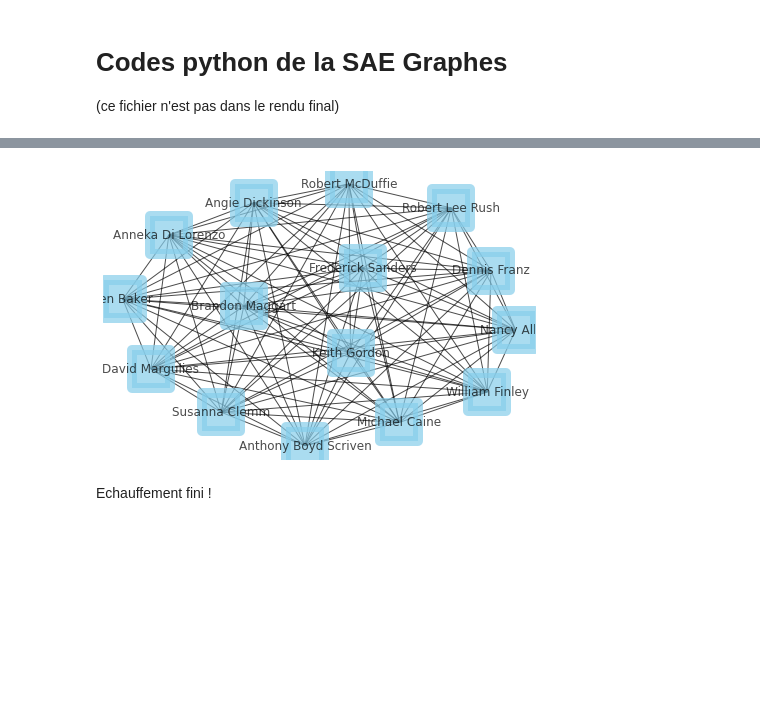
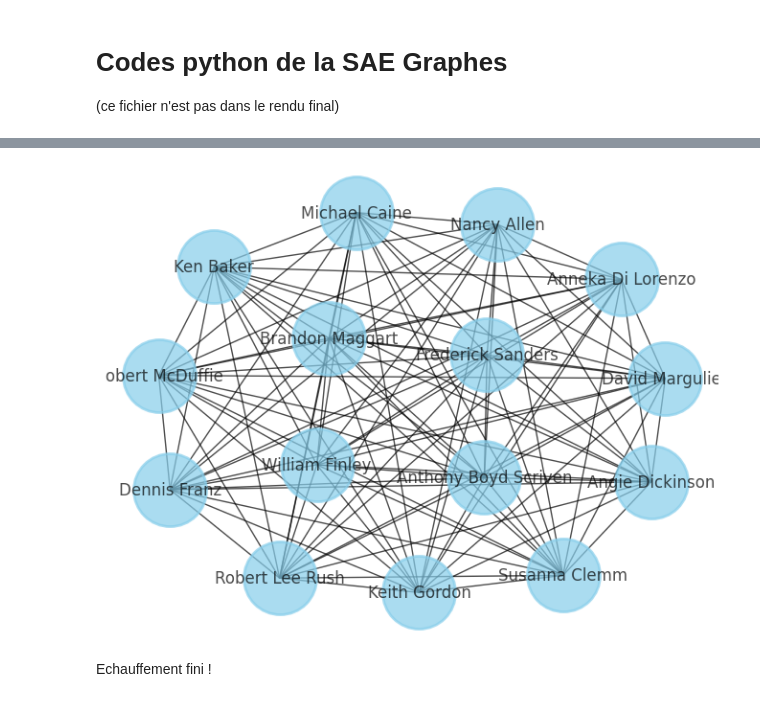
Before and after one commit to JuliannMerit/SAE_Graphe, a Jupyter notebook: SAE_graphe.ipynb, the cells around one changed output, grey strips where cells are left out. Cells and saved outputs as stored; diff of their text form; code cells hidden in the pictures; blank space fills up the shorter version.

```diff
--- a/SAE_graphe.ipynb
+++ b/SAE_graphe.ipynb
@@ -45,7 +45,6 @@ def extraction(filename):
             ligneConvertie = json.loads(ligne)
             if ligneConvertie["cast"] :
                 dico[ligneConvertie["title"]] = nettoyageNoms(ligneConvertie["cast"])
-                #print(ligneConvertie["title"], "->", dico[ligneConvertie["title"]], "\n\n")
     return dico
 
 def construction(donnees):
@@ -73,11 +72,11 @@ def display(G):
     """
     options = {
     'with_labels': True,
-    'node_size': 1500,
+    'node_size': 3000,
     'node_color': "skyblue",
-    'node_shape': "s",
+    'node_shape': "o",
     'alpha': 0.7,
-    'linewidths': 10,
+    'linewidths': 2,
     }
     nx.draw(G, **options)
 # %%
@@ -92,8 +88,8 @@ display(smallGraphe)
 # %%
-biggerData = {"Dressed to Kill (1980 film)": ['Michael Caine', 'Angie Dickinson', 'Nancy Allen', 'Keith Gordon', 'Dennis Franz', 'David Margulies', 'Ken Baker', 'Susanna Clemm', 'Brandon Maggart', 'Anneka Di Lorenzo', 'William Finley', 'Robert Lee Rush', 'Anthony Boyd Scriven', 'Robert McDuffie', 'Frederick Sanders']}
-biggerGraphe = construction(biggerData)
-display(biggerGraphe)
+smallData = {"Dressed to Kill (1980 film)": ['Michael Caine', 'Angie Dickinson', 'Nancy Allen', 'Keith Gordon', 'Dennis Franz', 'David Margulies', 'Ken Baker', 'Susanna Clemm', 'Brandon Maggart', 'Anneka Di Lorenzo', 'William Finley', 'Robert Lee Rush', 'Anthony Boyd Scriven', 'Robert McDuffie', 'Frederick Sanders']}
+smallGraph = construction(smallData)
+display(smallGraph)
 # %% [output]
-[figure, old version]
+[figure, new version]
 # %% [markdown]
 Echauffement fini !
```
Also changed, not shown: parts of 11 cells of this notebook.
